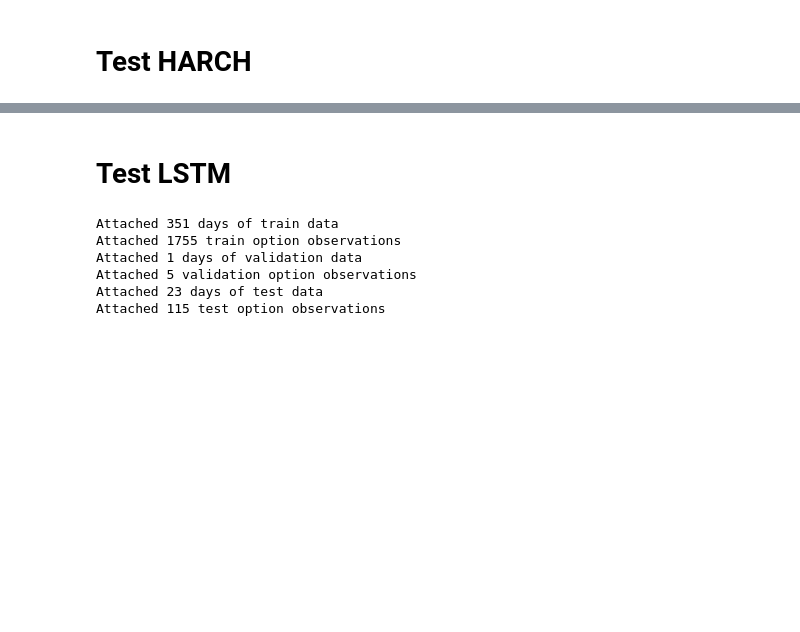
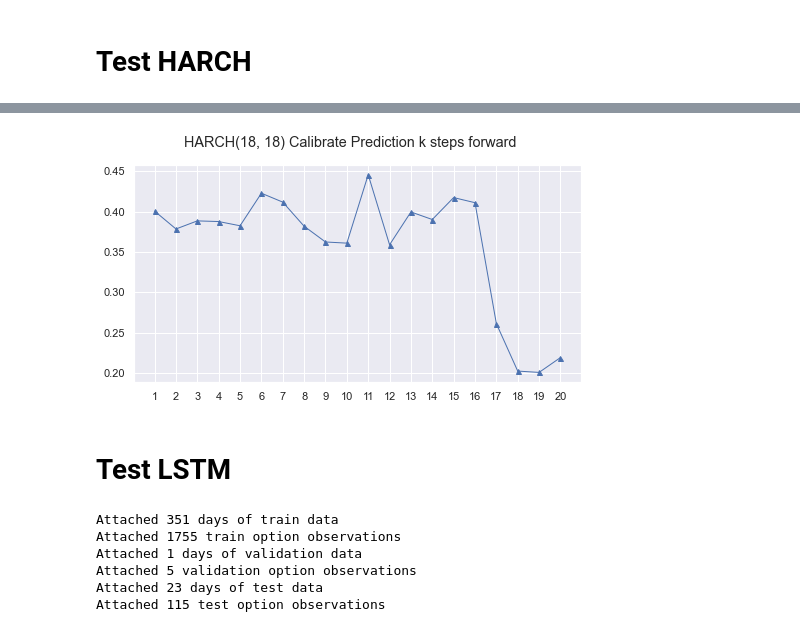
Before and after one commit to BobZiyangDing/EchoStateNeuralStochasticVolatilityHestonModel, a Jupyter notebook: experiment/CompareModel.ipynb, the cells around one changed output, grey strips where cells are left out. Drawn from its saved outputs; the diff is of its cells as text; code cells hidden in the pictures; blank space fills up the shorter version.

```diff
--- a/experiment/CompareModel.ipynb
+++ b/experiment/CompareModel.ipynb
@@ -563,0 +624,87 @@ ModuleNotFoundError: No module named 'pandas_datareader'
+# %%
+forward_k = 20
+
+returns = []
+index = []
+for day in list(train_data.keys()):
+    returns.append(train_data[day][2][0])
+    index.append(day)
+for day in list(valid_data.keys()):
+    returns.append(valid_data[day][2][0])
+    index.append(day)
+last_val_date = list(valid_data.keys())[-1]
+last_val_date_idx = len(index)-1
+
+for day in list(test_data.keys()):
+    returns.append(test_data[day][2][0])
+    index.append(day)
+last_test_date = list(test_data.keys())[-1]
+
+start = dt.datetime(2015,1,1)
+end = last_test_date
+sp500 = web.get_data_yahoo('^GSPC', start=start, end=end)
+returns = sp500['Adj Close'].pct_change().dropna()
+
+with io.capture_output() as captured:
+    am = arch_model(returns, vol='Harch', p=18, o=0, q=18, dist='Normal')
+    res = am.fit(last_obs=last_val_date)
+    forecasts = res.forecast(horizon=forward_k, start=last_val_date_idx-1)
+    sns.set()
+#     forecasts.variance[last_val_date_idx-1:].plot()
+prediction = forecasts.variance.iloc[last_val_date_idx-1:]
+prediction = prediction.iloc[:-1]
+prediction["Date"] = index[last_val_date_idx:-1]
+prediction.tail()
+
+bday_p_year = 252
+
+test_error_traj_Harch_calib = []
+
+
+for k in range(1, min(forward_k, num_test_day)+1):
+    column_name = "h.{:02d}".format(k)
+    column = prediction[[column_name, "Date"]]
+    k_step_test_error_Harch_calib = []
+    for i, base_date in enumerate(column["Date"].values):
+        base_date_idx = index.index(base_date)
+        try:
+            pred_date = index[base_date_idx+k]
+            pred_vol = math.sqrt(column[column_name].iloc[i]) - 0.0012
+        except IndexError:
+            break
+
+        pred_date_p = test_data[pred_date][3]
+        pred_date_r = test_data[pred_date][1] / bday_p_year
+        pred_date_K = test_data[pred_date][0]["strike_price"].values
+        today = [d.date() for d in test_data[pred_date][0]["date"]]
+        expireday = [d.date() for d in test_data[pred_date][0]["exdate"]]
+        pred_date_T = np.busday_count(today, expireday)
+        pred_date_y = test_data[pred_date][0]["spotclose"].values
+
+        pred_price_Harch_calib = BSf(pred_vol,
+                               p_t=pred_date_p,
+                               r_t=pred_date_r,
+                               K_t=pred_date_K,
+                               T_t=pred_date_T)
+
+        pred_error_Harch_calib = np.average(np.abs(pred_price_Harch_calib-pred_date_y) / pred_date_y)
+
+        k_step_test_error_Harch_calib.append(pred_error_Harch_calib)
+    test_error_traj_Harch_calib.append( np.average(k_step_test_error_Harch_calib ))
+
+sns.set()
+fig = plt.figure(figsize=(8,4))
+xlabel = list(range(len(test_error_traj_Harch_calib)+1))
+fig.suptitle("HARCH(18, 18) Calibrate Prediction k steps forward")
+plt.xticks(xlabel)
+plt.plot([_+1 for _ in range(forward_k)], test_error_traj_Harch_calib, marker ='^', markersize=5, linewidth=1)
+plt.savefig("./output_fig/HARCH_calib_results.jpg")
+fig.show()
+
+errors_to_save.append(test_error_traj_Harch_calib)
+print("{:.4f}".format(test_error_traj_Harch_calib[0]))
+print("{:.4f}".format(test_error_traj_Harch_calib[4]))
+print("{:.4f}".format(test_error_traj_Harch_calib[9]))
+print("{:.4f}".format(test_error_traj_Harch_calib[14]))
+print("{:.4f}".format(test_error_traj_Harch_calib[19]))
+# %% [output]
@@ -564,3 +716,4 @@ ModuleNotFoundError: No module named 'pandas_datareader'
+[figure, added]
 # %% [markdown]
 # Test LSTM
 # %%
```
Also changed, not shown: parts of 19 cells of this notebook.
